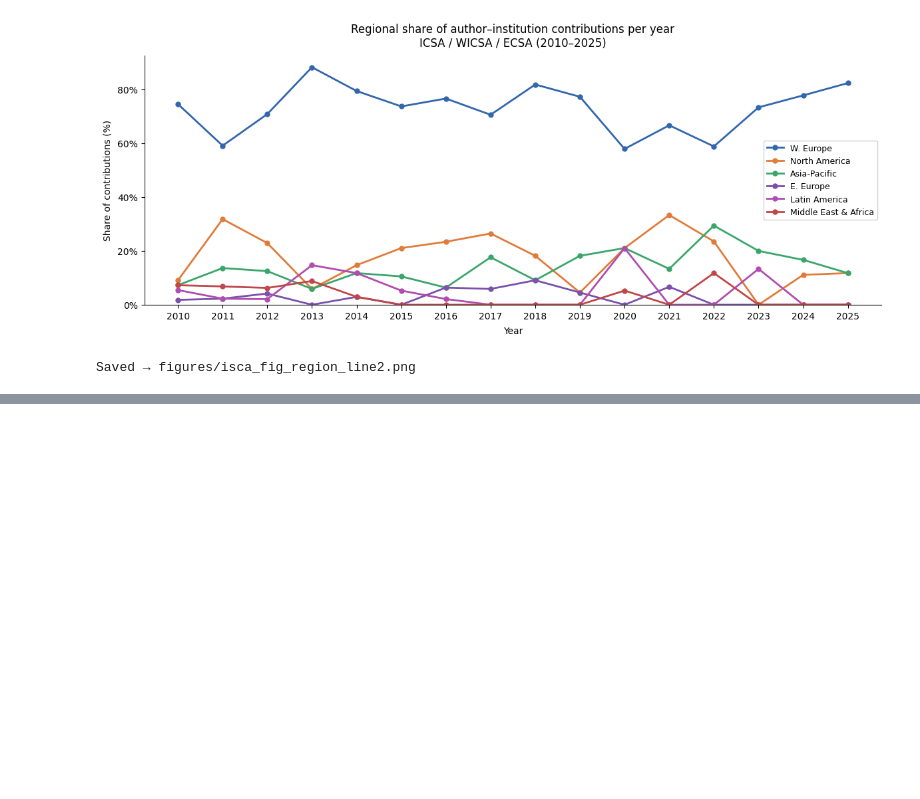
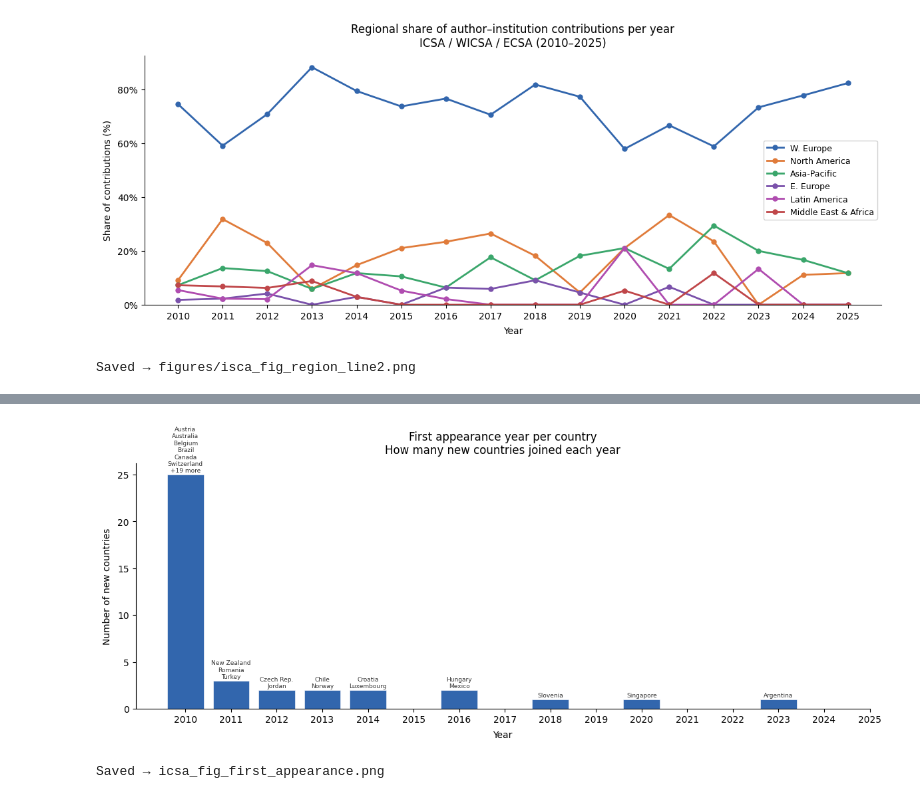
Before and after one commit to amyhoyt625/geo_data, a Jupyter notebook: src/analysis/icsa_timeseries.ipynb, the cells around one changed output, grey strips where cells are left out. Drawn from its saved outputs; the diff is of its cells as text; code cells hidden in the pictures; blank space fills up the shorter version.

```diff
--- a/src/analysis/icsa_timeseries.ipynb
+++ b/src/analysis/icsa_timeseries.ipynb
@@ -368,0 +430,47 @@ Saved → figures/isca_fig_region_line2.png
+# %%
+# ══════════════════════════════════════════════════════════════════════════════
+# GRAPH 2: First appearance year per country
+# ══════════════════════════════════════════════════════════════════════════════
+
+first_year = (
+    df.dropna(subset=["country_code"])
+    .groupby("country_code")["year"]
+    .min()
+    .reset_index()
+    .rename(columns={"year": "first_year"})
+)
+first_year["country_name"] = first_year["country_code"].map(
+    lambda x: COUNTRY_NAMES.get(x, x)
+)
+
+# count how many countries first appeared each year
+debut_counts = first_year.groupby("first_year").size().reset_index(name="n_new_countries")
+# get list of country names per debut year for annotation
+debut_names = first_year.groupby("first_year")["country_name"].apply(list)
+
+fig, ax = plt.subplots(figsize=(12, 5))
+bars = ax.bar(debut_counts["first_year"], debut_counts["n_new_countries"],
+              color="#3266ad", edgecolor="white", linewidth=0.4)
+
+# annotate bars with country names
+for year, names in debut_names.items():
+    n = len(names)
+    label = "\n".join(names[:6])  # show max 6 to avoid overflow
+    if len(names) > 6:
+        label += f"\n+{len(names)-6} more"
+    ax.text(year, n + 0.1, label, ha="center", va="bottom", fontsize=6.5, color="#333")
+
+ax.set_xlabel("Year", labelpad=6)
+ax.set_ylabel("Number of new countries", labelpad=6)
+ax.set_xticks(sorted(df["year"].unique()))
+ax.set_ylim(bottom=0)
+ax.spines[["top", "right"]].set_visible(False)
+ax.set_title("First appearance year per country\n"
+             "How many new countries joined each year", pad=10)
+plt.tight_layout()
+plt.savefig(OUTPUT_DIR / "icsa_fig_first_appearance.png", dpi=150, bbox_inches="tight")
+plt.show()
+print("Saved → icsa_fig_first_appearance.png")
+# %% [output]
+[figure, added]
+Saved → icsa_fig_first_appearance.png
```
Also changed, not shown: parts of 5 cells of this notebook, 14 other files.
